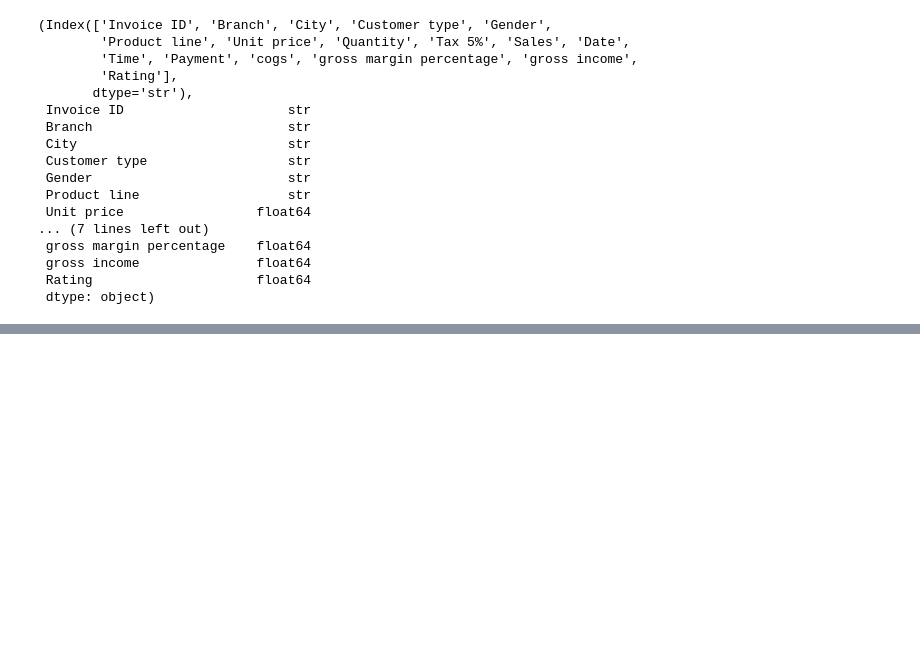
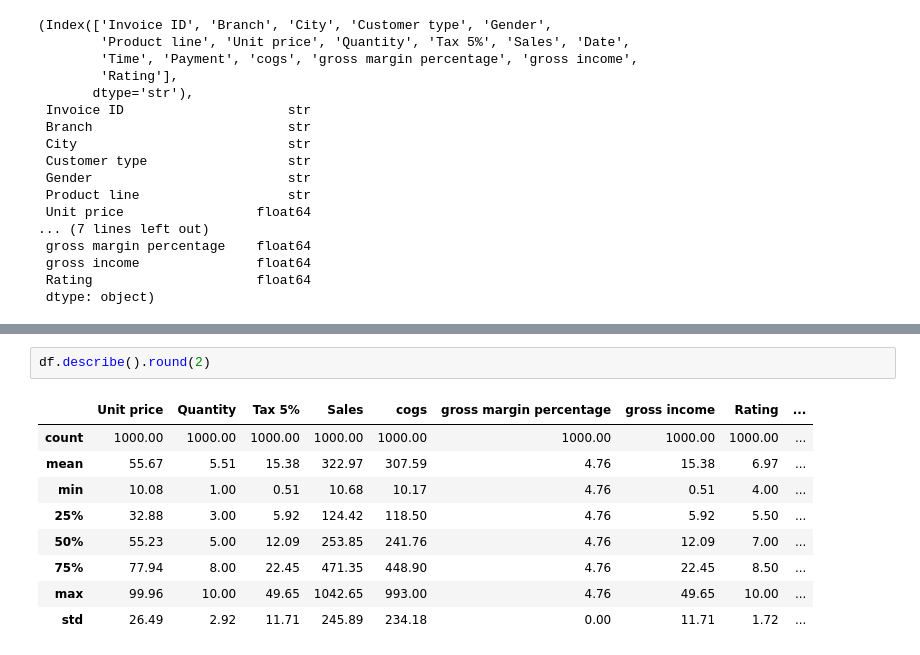
Before and after one commit to donatas-ruzgys/VSCode, a Jupyter notebook: 04_Statistics/exercises/01_2_homework.ipynb, the cells around one changed output, grey strips where cells are left out. Saved outputs shown, nothing was run; the diff lists cells and outputs as text; blank space fills up the shorter version.

```diff
--- a/04_Statistics/exercises/01_2_homework.ipynb
+++ b/04_Statistics/exercises/01_2_homework.ipynb
@@ -112,0 +131,12 @@ dtype: object
+# %%
+df.describe().round(2)
+# %% [output]
+|  | Unit price | Quantity | Tax 5% | Sales | cogs | gross margin percentage | gross income | Rating | ... |
+| count | 1000.00 | 1000.00 | 1000.00 | 1000.00 | 1000.00 | 1000.00 | 1000.00 | 1000.00 | ... |
+| mean | 55.67 | 5.51 | 15.38 | 322.97 | 307.59 | 4.76 | 15.38 | 6.97 | ... |
+| min | 10.08 | 1.00 | 0.51 | 10.68 | 10.17 | 4.76 | 0.51 | 4.00 | ... |
+| 25% | 32.88 | 3.00 | 5.92 | 124.42 | 118.50 | 4.76 | 5.92 | 5.50 | ... |
+| 50% | 55.23 | 5.00 | 12.09 | 253.85 | 241.76 | 4.76 | 12.09 | 7.00 | ... |
+| 75% | 77.94 | 8.00 | 22.45 | 471.35 | 448.90 | 4.76 | 22.45 | 8.50 | ... |
+| max | 99.96 | 10.00 | 49.65 | 1042.65 | 993.00 | 4.76 | 49.65 | 10.00 | ... |
+| std | 26.49 | 2.92 | 11.71 | 245.89 | 234.18 | 0.00 | 11.71 | 1.72 | ... |
```
Also changed, not shown: parts of 7 cells of this notebook.
